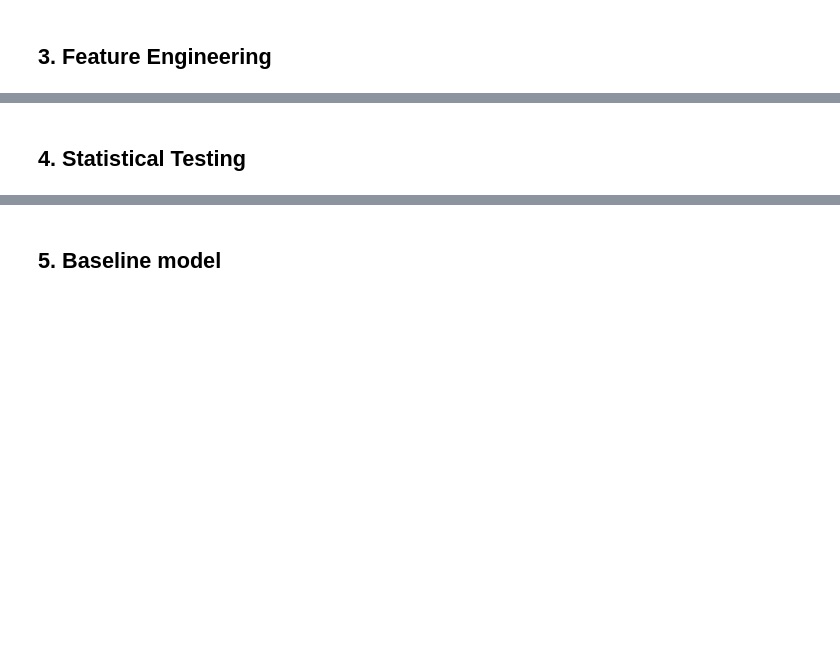
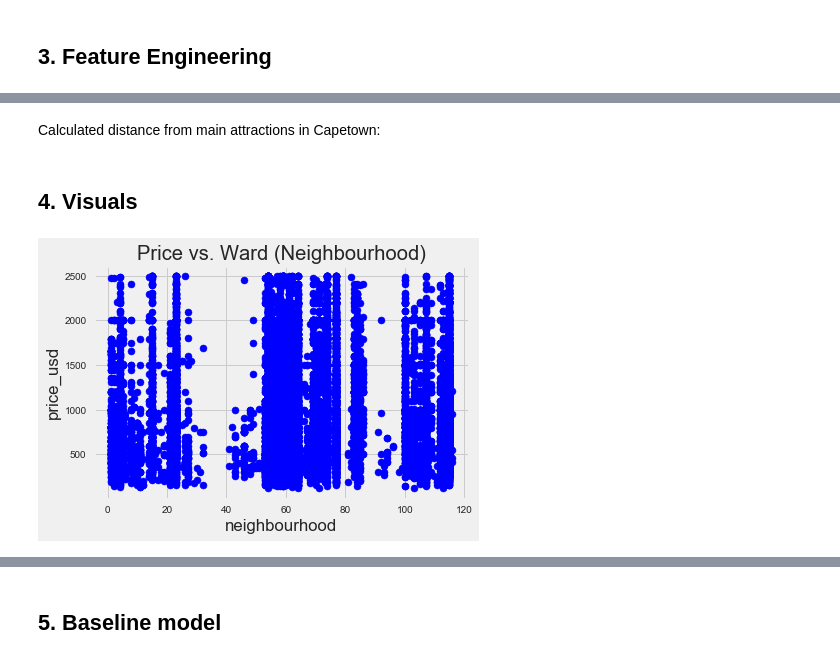
Before and after one commit to dolcikey/Cape_Town_AirBNB, a Jupyter notebook: Final_Cape_Town_AirBNB.ipynb, the cells around one changed output, grey strips where cells are left out. Saved outputs shown, nothing was run; the diff lists cells and outputs as text; code cells hidden in the pictures; blank space fills up the shorter version.

```diff
--- a/Final_Cape_Town_AirBNB.ipynb
+++ b/Final_Cape_Town_AirBNB.ipynb
@@ -190,3 +227,5 @@ sns.distplot(listing_df['price_usd_log'])
+# %% [markdown]
+ Calculated distance from main attractions in Capetown:
 # %%
 # Distance to Cape Town City Center
 
@@ -211,4 +250,4 @@ airport = (-33.9249,18.4241)
 listing_df['distance_airport'] = listing_df[['latitude', 'longitude']].apply(lambda x: great_circle(airport,
                                                                                                (x['latitude'], x['longitude'])).miles, axis = 1)
 # %% [markdown]
-## 4. Statistical Testing
+## 4. Visuals
@@ -216,0 +254,7 @@ listing_df['distance_airport'] = listing_df[['latitude', 'longitude']].apply(lam
+# %%
+plt.scatter(listing_df['neighbourhood'], listing_df['price_usd'], color = 'blue')
+plt.xlabel('neighbourhood')
+plt.ylabel('price_usd')
+plt.title('Price vs. Ward (Neighbourhood)');
+# %% [output]
+[figure, added]
```
Also changed, not shown: parts of 96 cells of this notebook.
